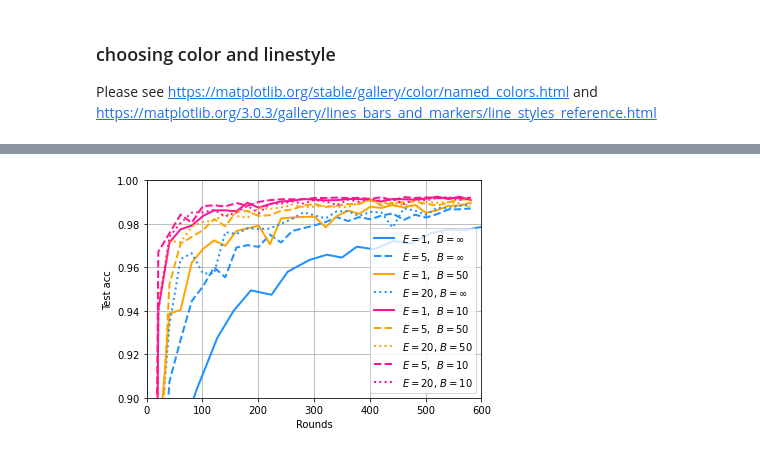
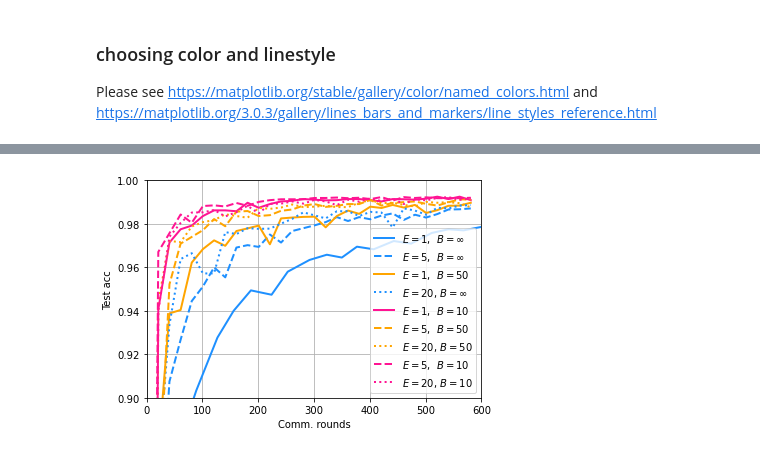
Before and after one commit to ywang037/Federated-Learning-PyTorch, a Jupyter notebook: helper-plot-csv-exp-2.ipynb, the cells around one changed output, grey strips where cells are left out. Cells and saved outputs as stored; diff of their text form; code cells hidden in the pictures.

```diff
--- a/helper-plot-csv-exp-2.ipynb
+++ b/helper-plot-csv-exp-2.ipynb
@@ -103,20 +103,20 @@ plt.savefig('save\\figures-mnist\\fedavg-exp-2-iid.png')
 # %%
 # plot the first figure for experiment 2 with non-iid data
 step_2=20
 plt.figure()
 for i, data in enumerate(df_2):
 #     step_2 = 5 if i==1 else 5
     x = [dx for j, dx in enumerate(data['Step'].tolist()) if j % step_2 == 0]
     y = [dy for j, dy in enumerate(data['Value'].tolist()) if j % step_2 == 0]
     plt.plot(x,y,label=run_labels[i], linestyle=run_linestyles[i], color=run_colors[i],linewidth=2)
 #     plt.plot(x,y,label=run_labels[i],linewidth=2)
     plt.legend(loc='lower right')
 plt.grid()
 # plt.tight_layout()
 plt.xlim(0,600)
 plt.ylim(0.90,1.0)
-plt.xlabel('Rounds')
+plt.xlabel('Comm. rounds')
 plt.ylabel('Test acc')
 plt.savefig('save\\figures-mnist\\fedavg-exp-2-non-iid.png')
 # %% [output]
-[figure, old version]
+[figure, new version]
```
Also changed, not shown: parts of 1 cell of this notebook, 2 other files.
